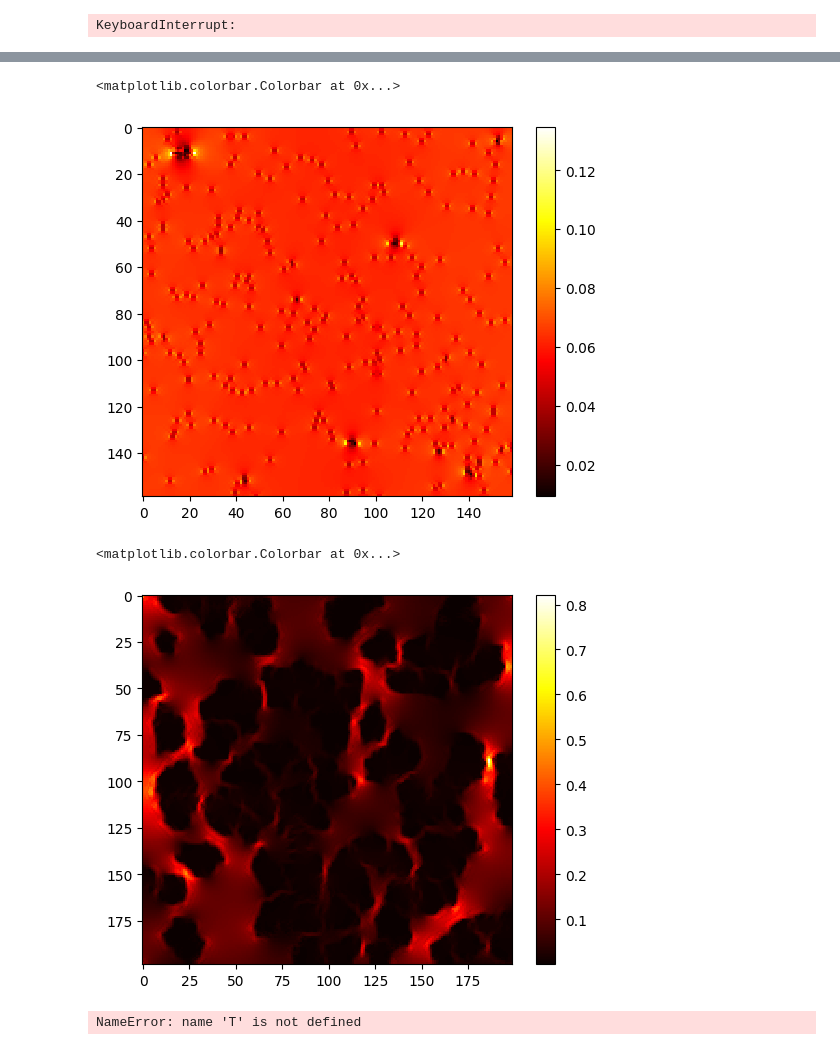
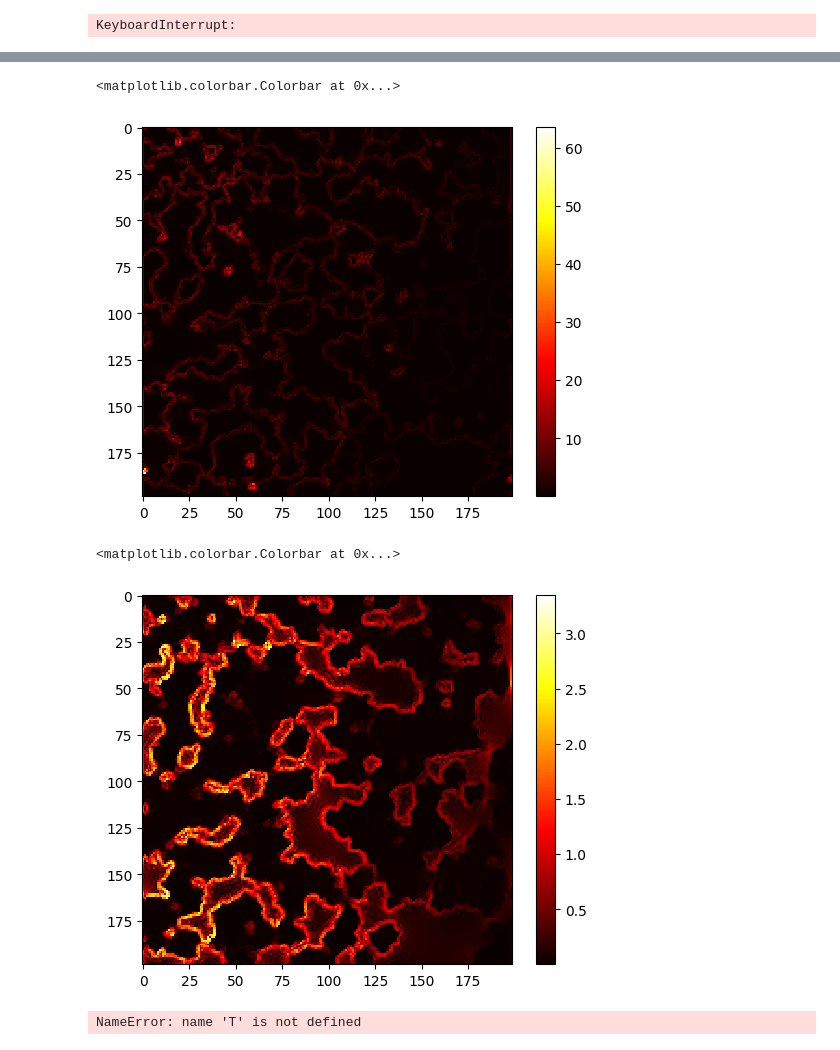
Before and after one commit to AadiDev005/Paraffin-EG-Model, a Jupyter notebook: dataset_generator.ipynb, the cells around one changed output, grey strips where cells are left out. Cells and saved outputs as stored; diff of their text form; code cells hidden in the pictures.

Commit message:
Fixed bug in bounceback

```diff
--- a/dataset_generator.ipynb
+++ b/dataset_generator.ipynb
@@ -245,7 +245,7 @@ import cProfile
 # grid=[[1]*160 for i in range(160)]
 # grid=generateSample3(160, 160, (random.random()%0.0005)+0.001, 0.05, 4.5)
 # %%
-grid=generateSampleFromPaper(200, 200, 0.01, 0.2)
+grid=generateSampleFromPaper(200, 200, 0.01, 0.8)
 grid_tensor=torch.tensor(grid, dtype=torch.float32)
 print(torch.sum(grid_tensor)/(200*200))
 print(len(torch.nonzero(grid_tensor==0)))
@@ -345,6 +346,8 @@ KeyboardInterrupt:
 def lbmQ9(grid, paraffinRelaxationTime=0.59567, saturatedEGRelaxationTime=1.2764):
     if type(grid) is list:
         grid=np.array(grid)
+    # grid[:,:]=1
+    # grid[:,100:110]=0
     rows, cols=grid.shape
     tHot=10
     tCold=0
@@ -355,20 +358,19 @@ def lbmQ9(grid, paraffinRelaxationTime=0.59567, saturatedEGRelaxationTime=1.2764
     tauMap=np.where(grid==1, parRelaxTime, satEGRelaxTime)
     bounceMap=np.zeros((8, rows, cols), dtype=np.bool)
     for dir in range(8):
-        bounceMap[dir]=tauMap==np.roll(np.roll(tauMap, shift=dirs[dir][0]*-1, axis=0), shift=dirs[dir][1]*-1, axis=1)
+        bounceMap[dir]=tauMap!=np.roll(np.roll(tauMap, shift=dirs[dir][0]*-1, axis=0), shift=dirs[dir][1]*-1, axis=1)
         if dirs[dir][0]!=0:
-            bounceMap[dir,(dirs[dir][0]*+1)//-2,:]=False
+            bounceMap[dir,dirs[dir][0]//-2,:]=False
         if dirs[dir][1]!=0:
-            bounceMap[dir,:,(dirs[dir][1]*+1)//-2]=False
-    bounceRate=0.001
-    bounceMap=bounceMap.astype(np.float32)*np.where(grid==1, 0, 0)
+            bounceMap[dir,:,dirs[dir][1]//-2]=False
+    bounceMap=bounceMap.astype(np.float32)*np.where(grid==1, 300/303, 300/303)
     T[:,0]=tHot
     T[:,-1]=tCold
     omegas=np.array([1/6, 1/6, 1/6, 1/6, 1/12, 1/12, 1/12, 1/12])
     distF=np.zeros((8, rows, cols))
     distF[:,:,:]=T[:,:]
     distF*=omegas[:,None,None]
-    tolerance=1e-8
+    tolerance=1e-7
     for i in range(10000000):
         T_old=T.copy()
 
@@ -377,7 +379,6 @@ def lbmQ9(grid, paraffinRelaxationTime=0.59567, saturatedEGRelaxationTime=1.2764
         # collision
         for dir in range(8):
             distF[dir]-=(distF[dir]-T*omegas[dir])/tauMap
-
 
         # streaming step
         for dir, [x,y] in enumerate(dirs):
@@ -459,17 +472,17 @@ np.float64(1.4686292605360673)
 # %%
-dT=np.sqrt((((T[:,:-1]-T[:,1:])**2)[:-1,:]+((T[:-1,:]-T[1:,:])**2)[:,:-1]))
+dT=np.sqrt((((TQ9[:,:-1]-TQ9[:,1:])**2)[:-1,:]+((TQ9[:-1,:]-TQ9[1:,:])**2)[:,:-1]))
 plt.imshow(dT, cmap='hot', interpolation='nearest')
 plt.colorbar()
 # %% [output]
 <matplotlib.colorbar.Colorbar at 0x...>
-[figure, old version]
+[figure, new version]
 # %%
 dT=np.sqrt((((TQ9[:,:-1]-TQ9[:,1:])**2)[:-1,:]+((TQ9[:-1,:]-TQ9[1:,:])**2)[:,:-1]))
 plt.imshow(dT, cmap='hot', interpolation='nearest')
 plt.colorbar()
 # %% [output]
 <matplotlib.colorbar.Colorbar at 0x...>
-[figure, old version]
+[figure, new version]
 # %%
 plt.imshow(T[:,:], cmap='hot', interpolation='nearest')
 plt.colorbar()
```
Also changed, not shown: parts of 14 cells of this notebook.
